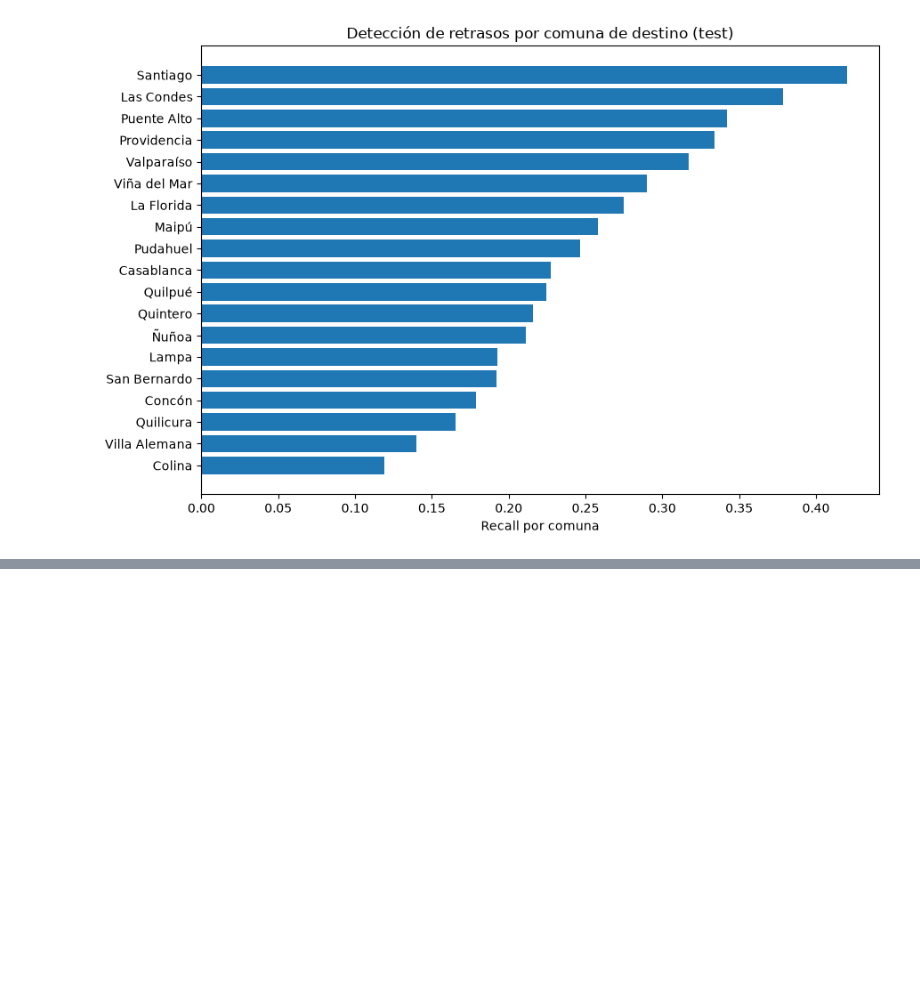
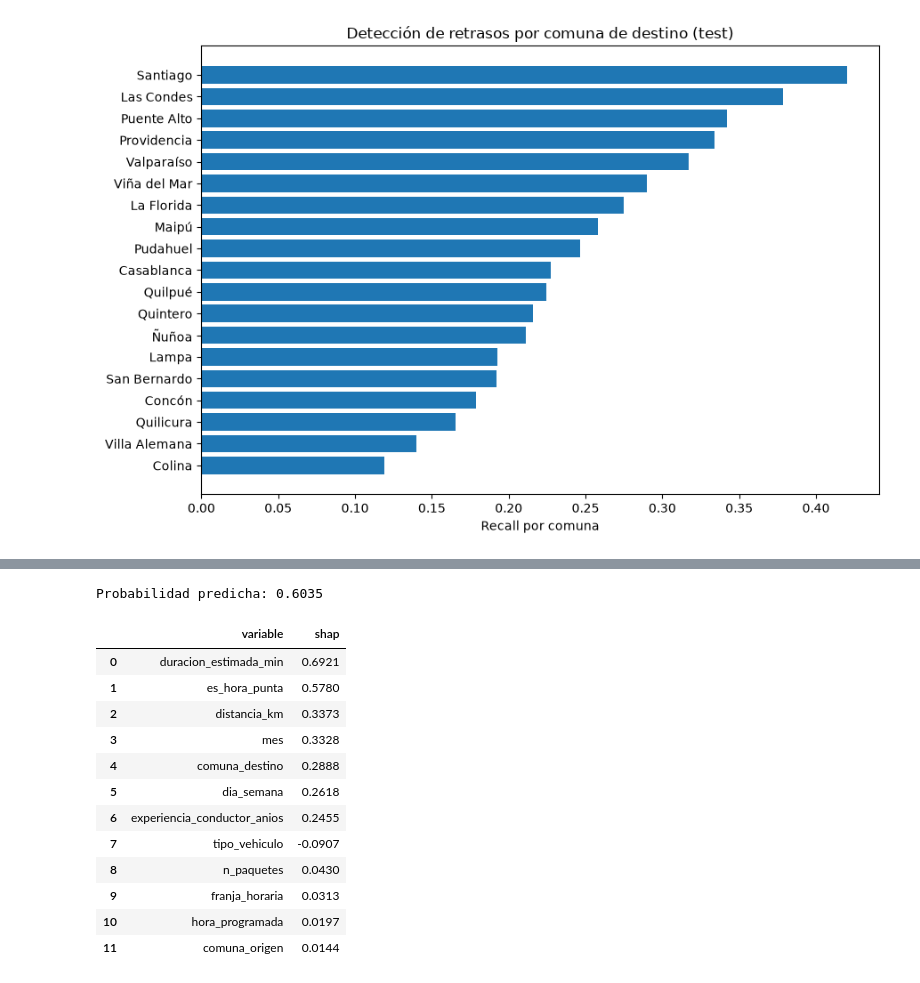
Before and after one commit to carlos31255/EV3_LOGISMART, a Jupyter notebook: notebooks/02_Modelado_LogiSmart.ipynb, the cells around one changed output, grey strips where cells are left out. Drawn from its saved outputs; the diff is of its cells as text; code cells hidden in the pictures; blank space fills up the shorter version.

```diff
--- a/notebooks/02_Modelado_LogiSmart.ipynb
+++ b/notebooks/02_Modelado_LogiSmart.ipynb
@@ -152,0 +245,19 @@ Documentar: ¿qué se gana o pierde con un umbral menor? ¿En qué comunas hay d
+# %%
+ejemplo = explicacion["ejemplo_local"]
+print("Probabilidad predicha:", round(ejemplo["probabilidad_predicha"], 4))
+display(pd.DataFrame(ejemplo["top_atribuciones_por_variable"]).head(12).round(4))
+# %% [output]
+Probabilidad predicha: 0.6035
+|  | variable | shap |
+| 0 | duracion_estimada_min | 0.6921 |
+| 1 | es_hora_punta | 0.5780 |
+| 2 | distancia_km | 0.3373 |
+| 3 | mes | 0.3328 |
+| 4 | comuna_destino | 0.2888 |
+| 5 | dia_semana | 0.2618 |
+| 6 | experiencia_conductor_anios | 0.2455 |
+| 7 | tipo_vehiculo | -0.0907 |
+| 8 | n_paquetes | 0.0430 |
+| 9 | franja_horaria | 0.0313 |
+| 10 | hora_programada | 0.0197 |
+| 11 | comuna_origen | 0.0144 |
```
Also changed, not shown: parts of 21 cells of this notebook, 12 other files.
